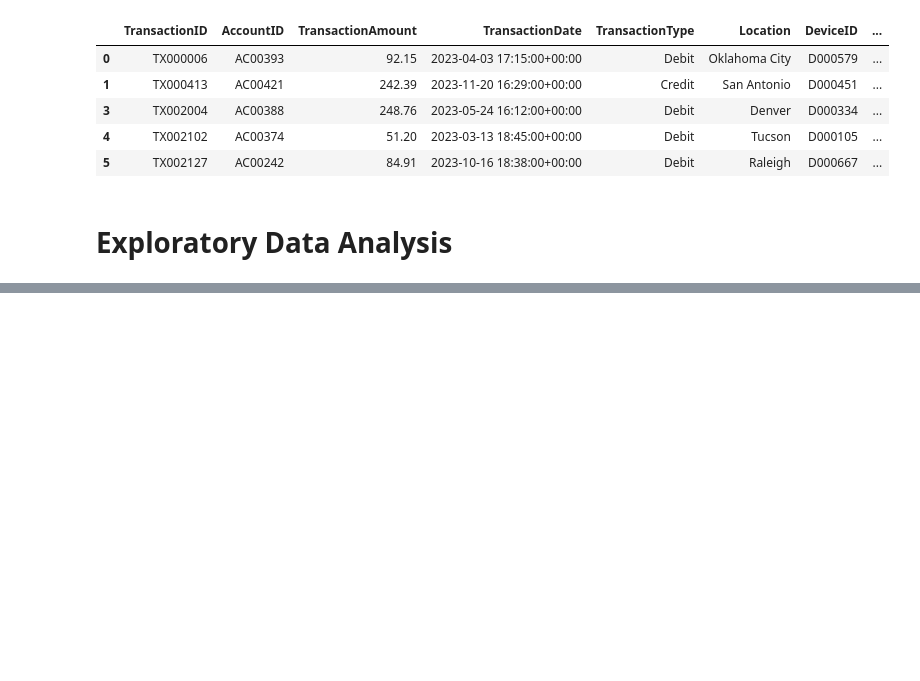
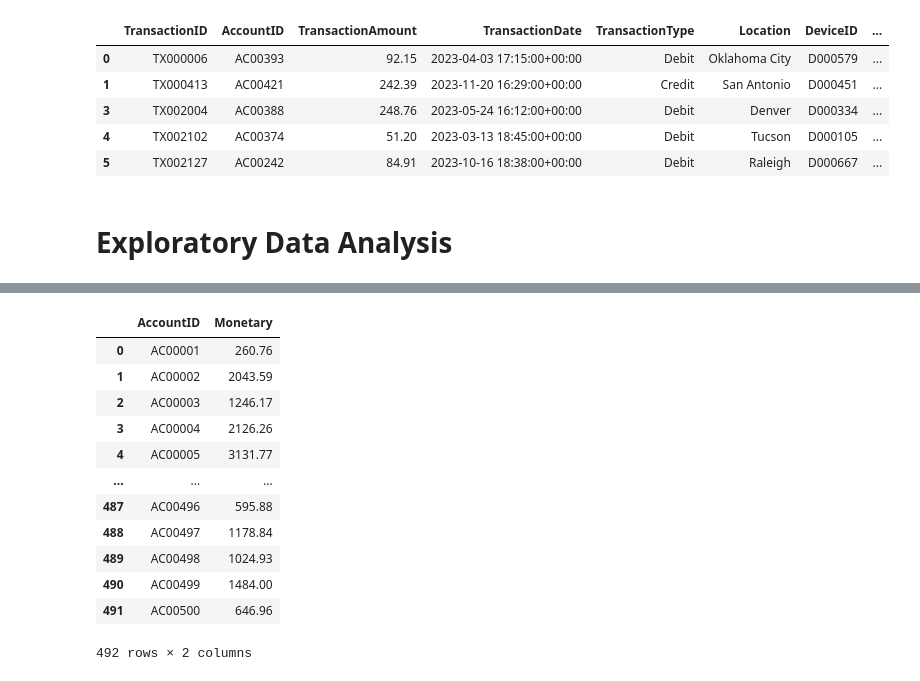
Before and after one commit to Sodiqlef/Customer-Transaction-Analysis, a Jupyter notebook: Kmeans-modeling.ipynb, the cells around one changed output, grey strips where cells are left out. Saved outputs shown, nothing was run; the diff lists cells and outputs as text; code cells hidden in the pictures; blank space fills up the shorter version.

```diff
--- a/Kmeans-modeling.ipynb
+++ b/Kmeans-modeling.ipynb
@@ -265,0 +322,19 @@ df.head()
+# %%
+# Create the Frequency data frame
+monetary_df = df.groupby('AccountID')['TransactionAmount'].sum().reset_index()
+monetary_df.rename(columns={'TransactionAmount': 'Monetary'}, inplace=True)
+monetary_df
+# %% [output]
+|  | AccountID | Monetary |
+| 0 | AC00001 | 260.76 |
+| 1 | AC00002 | 2043.59 |
+| 2 | AC00003 | 1246.17 |
+| 3 | AC00004 | 2126.26 |
+| 4 | AC00005 | 3131.77 |
+| ... | ... | ... |
+| 487 | AC00496 | 595.88 |
+| 488 | AC00497 | 1178.84 |
+| 489 | AC00498 | 1024.93 |
+| 490 | AC00499 | 1484.00 |
+| 491 | AC00500 | 646.96 |
+492 rows × 2 columns
```
Also changed, not shown: parts of 6 cells of this notebook.
